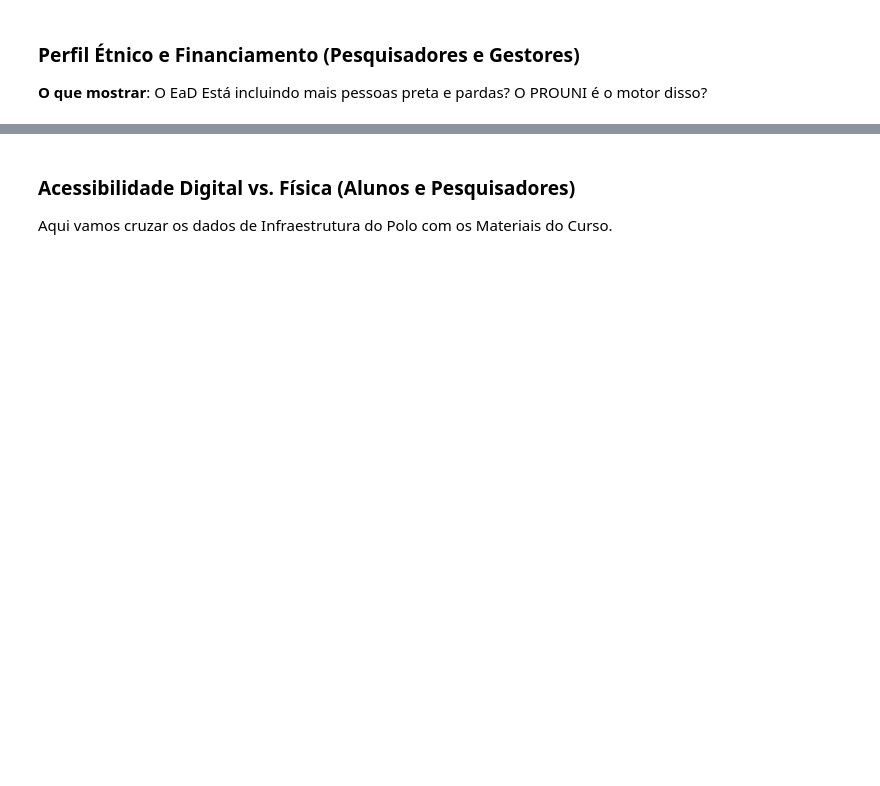
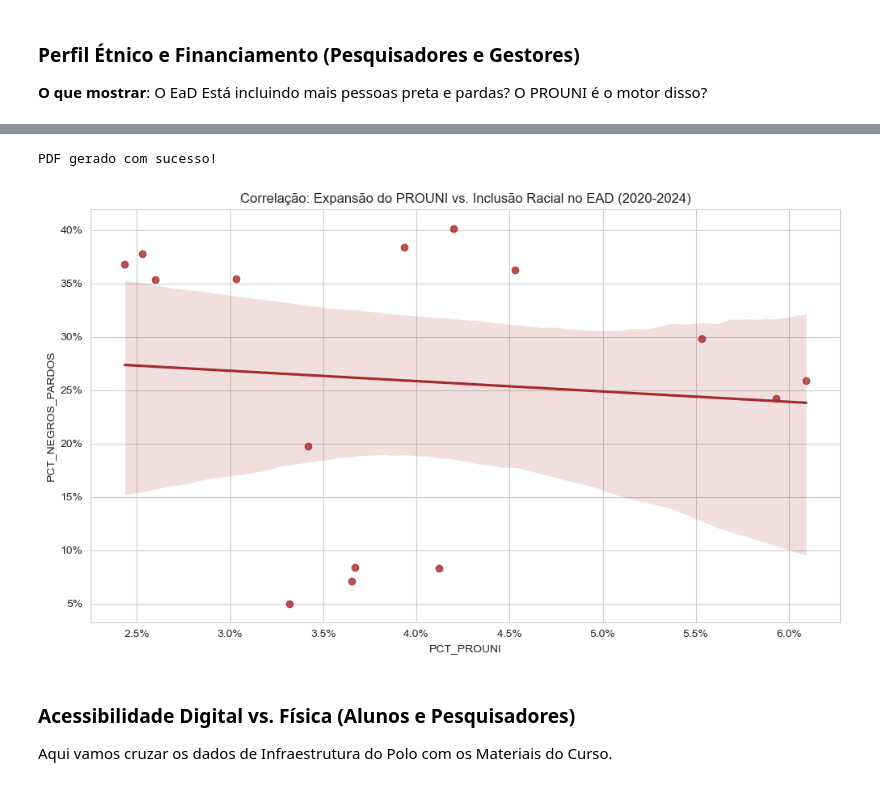
Before and after one commit to leojutsu/estagio_abed, a Jupyter notebook: visuais.ipynb, the cells around one changed output, grey strips where cells are left out. Drawn from its saved outputs; the diff is of its cells as text; code cells hidden in the pictures; blank space fills up the shorter version.

```diff
--- a/visuais.ipynb
+++ b/visuais.ipynb
@@ -103,10 +138,39 @@ perfil_social['PCT_PROUNI'] = (perfil_social['QT_MAT_PROUNII'] / perfil_social['
+# %%
+from fpdf import FPDF
+
+# Configurando o PDF
+pdf = FPDF()
+pdf.add_page()
+pdf.set_font("helvetica", size=12)
+
+# Criando um tabela (simples)
+with pdf.table() as table:
+    # Cabeçalho
+    row = table.row()
+    for col in perfil_social.columns:
+        row.cell(col)
+
+    # Dados
+    for r in perfil_social.itertuples(index=False):
+        row = table.row()
+        for datum in r:
+            row.cell(str(datum))
+
+pdf.output('agrupamento_perfil_social.pdf')
+print('PDF gerado com sucesso!')
+# %% [output]
+PDF gerado com sucesso!
 # %%
 # Gráfico de dispersão com linha de tendência
 plt.figure(figsize=(10,6))
 sns.regplot(data=perfil_social, x='PCT_PROUNI' ,y='PCT_NEGROS_PARDOS', color='brown')
 plt.title('Correlação: Expansão do PROUNI vs. Inclusão Racial no EAD (2020-2024)')
 plt.tight_layout()
+plt.gca().yaxis.set_major_formatter(mtick.PercentFormatter(decimals=0))
+plt.gca().xaxis.set_major_formatter(mtick.PercentFormatter(decimals=1))
 plt.show()
+# %% [output]
+[figure, added]
 # %% [markdown]
 ### Acessibilidade Digital vs. Física (Alunos e Pesquisadores)
 
```
Also changed, not shown: parts of 40 cells of this notebook.
